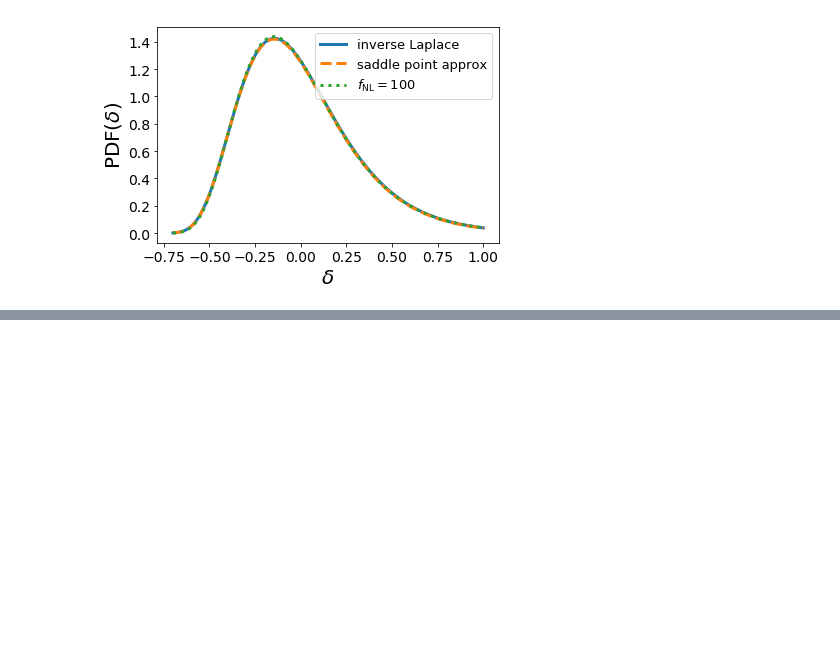
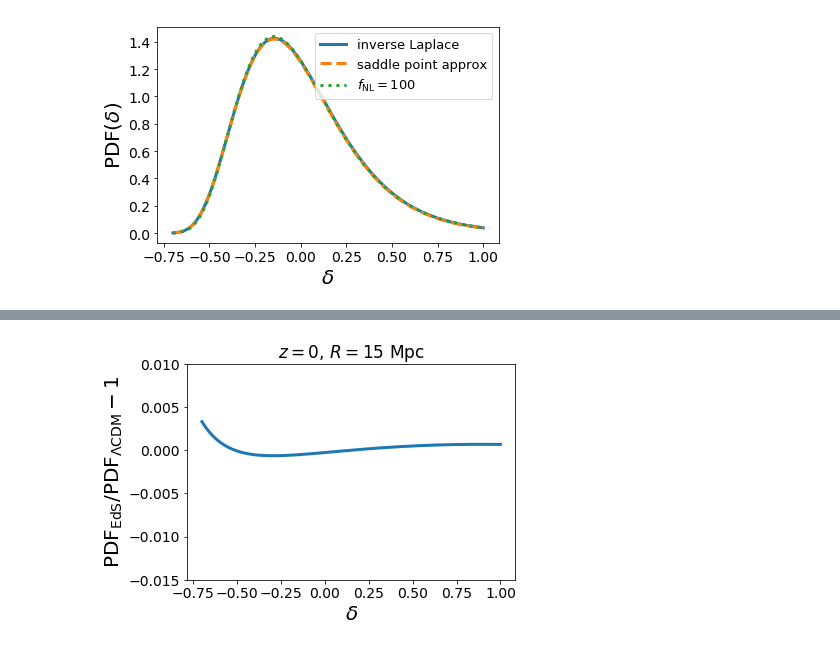
Before and after one commit to OliverFHD/CosMomentum, a Jupyter notebook: compute_PDF_and_CGF.ipynb, the cells around one changed output, grey strips where cells are left out. Drawn from its saved outputs; the diff is of its cells as text; code cells hidden in the pictures; blank space fills up the shorter version.

```diff
--- a/compute_PDF_and_CGF.ipynb
+++ b/compute_PDF_and_CGF.ipynb
@@ -296,0 +335,19 @@ plt.subplots_adjust(left=0.19, bottom=0.12, right=0.95, top=0.87)
+# %%
+delta_values, PDF_values_z0 = PDF_from_inv_Laplace_transform(0.0, 15.0, 0.0, 1.0, 0)
+# %%
+delta_values, PDF_values_EdS_z0 = PDF_from_inv_Laplace_transform_EdS(0.0, 15.0, 0.0, 1.0, 0)
+# %%
+plt.plot(delta_values, PDF_values_EdS_z0/PDF_values_z0-1.0, linewidth=3, linestyle='solid')
+
+plt.ylim(-0.015, 0.01)
+
+plt.xticks(fontsize=14)
+plt.yticks(fontsize=14)
+
+plt.xlabel(r'$\delta$', size = 20)
+plt.ylabel(r'$\mathrm{PDF}_{\mathrm{EdS}}/\mathrm{PDF}_{\Lambda\mathrm{CDM}}-1$', size = 20)
+plt.title('$z=0$, $R=15$ Mpc', size = 17)
+plt.subplots_adjust(left  = 0.21, right = 0.97, bottom=0.17, top=0.92)
+plt.savefig("EdS-LCDM_PDF_comparison_z0.pdf")
+# %% [output]
+[figure, added]
```
Also changed, not shown: parts of 8 cells of this notebook, 7 other files.
